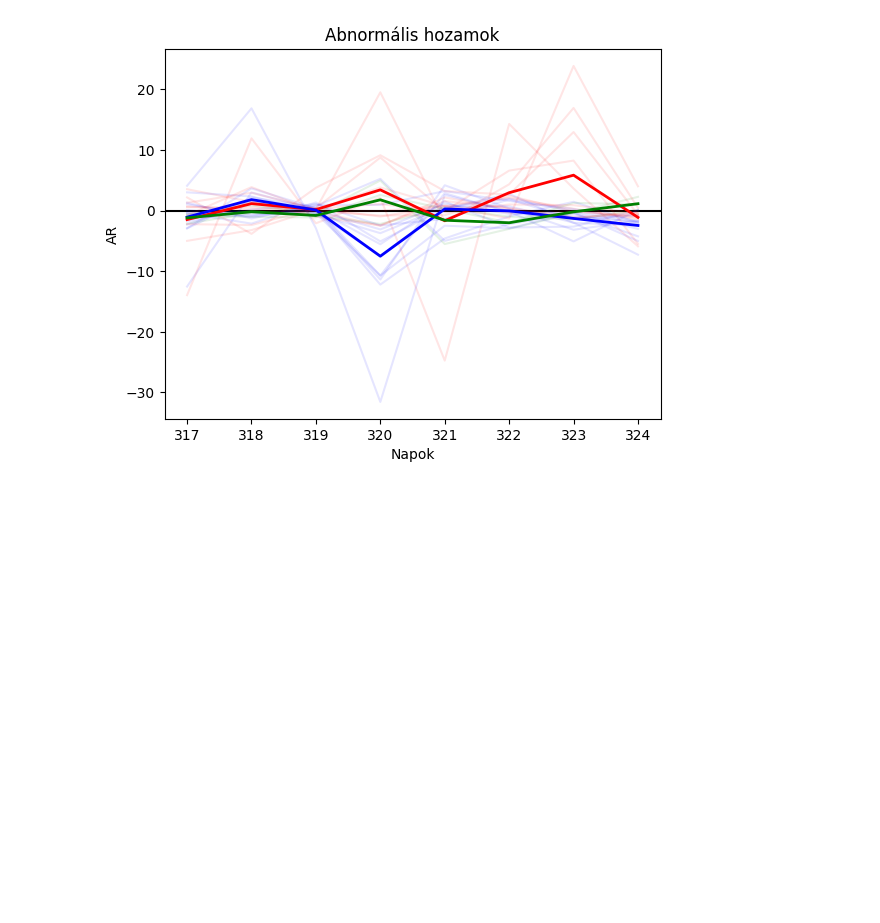
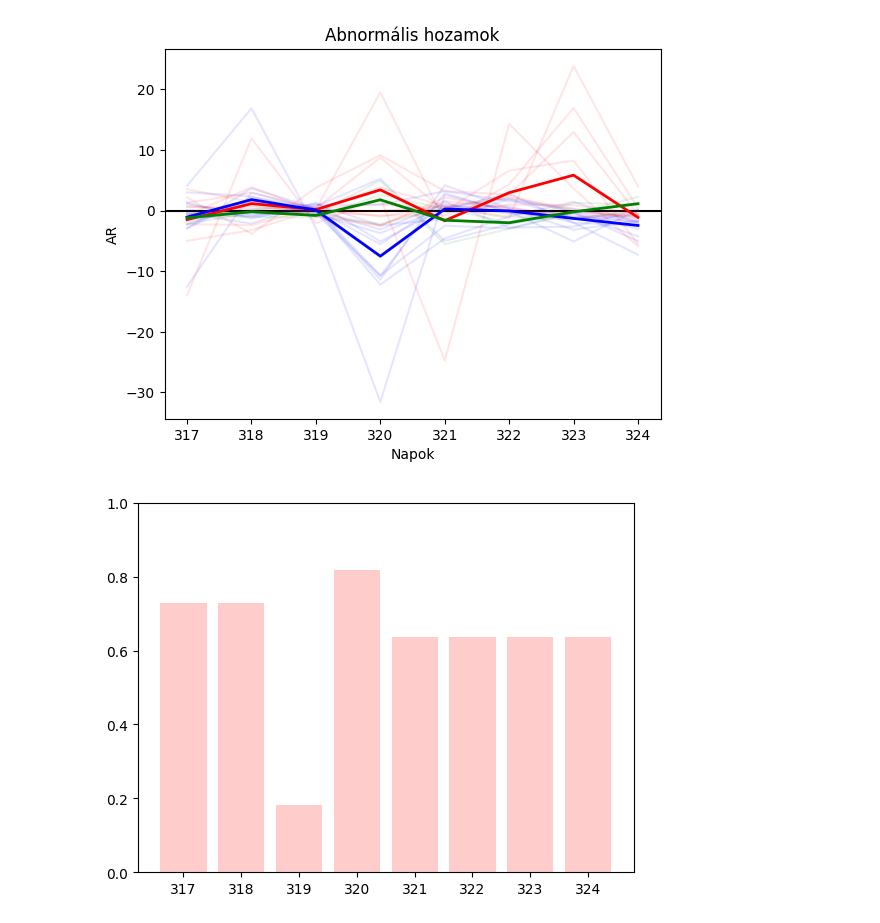
Before and after one commit to orsimarcell/Trump-effect-on-US-stocks, a Jupyter notebook: event_study.ipynb, the cells around one changed output. Cells and saved outputs as stored; diff of their text form; code cells hidden in the pictures; blank space fills up the shorter version.

```diff
--- a/event_study.ipynb
+++ b/event_study.ipynb
@@ -148,2 +148,33 @@ plt.savefig('plot.pdf')
 # %% [output]
 [figure]
+# %%
+# Calculate stdev
+sig_AAR_stocks_trump=ff3_model.resid[stocks_trump].std(axis=0)
+sig_AAR_stocks_harris=ff3_model.resid[stocks_harris].std(axis=0)
+sig_AAR_stocks_tech=ff3_model.resid[stocks_tech].std(axis=0)
+
+sig_AAR_sectors_trump=ff3_model.resid[sectors_trump].std(axis=0)
+sig_AAR_sectors_harris=ff3_model.resid[sectors_harris].std(axis=0)
+
+# Calculate t stats
+t_AAR_stocks_trump=AR_event[stocks_trump]/(sig_AAR_stocks_trump/np.sqrt(len(stocks_trump)))
+t_AAR_stocks_harris=AR_event[stocks_harris]/(sig_AAR_stocks_harris/np.sqrt(len(stocks_harris)))
+t_AAR_stocks_tech=AR_event[stocks_tech]/(sig_AAR_stocks_tech/np.sqrt(len(stocks_tech)))
+
+t_AAR_sectors_trump=AR_event[sectors_trump]/(sig_AAR_sectors_trump/np.sqrt(len(sectors_trump)))
+t_AAR_sectors_harris=AR_event[sectors_harris]/(sig_AAR_sectors_harris/np.sqrt(len(sectors_harris)))
+
+# Calculate p values
+pval_AAR_stocks_trump=pd.DataFrame(2*(1-stats.t.cdf(abs(t_AAR_stocks_trump),T-1)),index=AR_event.index,columns=stocks_trump)
+sign_AAR_stocks_trump=(pval_AAR_stocks_trump<0.05).sum(axis=1)/pval_AAR_stocks_trump.count(axis=1)
+pval_AAR_stocks_harris=pd.DataFrame(2*(1-stats.t.cdf(abs(t_AAR_stocks_harris),T-1)),index=AR_event.index,columns=stocks_harris)
+sign_AAR_stocks_harris=(pval_AAR_stocks_harris<0.05).sum(axis=1)/pval_AAR_stocks_harris.count(axis=1)
+pval_AAR_stocks_tech=pd.DataFrame(2*(1-stats.t.cdf(abs(t_AAR_stocks_tech),T-1)),index=AR_event.index,columns=stocks_tech)
+sign_AAR_stocks_tech=(pval_AAR_stocks_tech<0.05).sum(axis=1)/pval_AAR_stocks_tech.count(axis=1)
+# %%
+# Trump plot
+plt.bar(sign_AAR_stocks_trump.index,sign_AAR_stocks_trump.values,color='red',fill=True,alpha=0.2)
+plt.ylim(0,1)
+plt.show()
+# %% [output]
+[figure, added]
```
Also changed, not shown: parts of 9 cells of this notebook, 10 other files.
